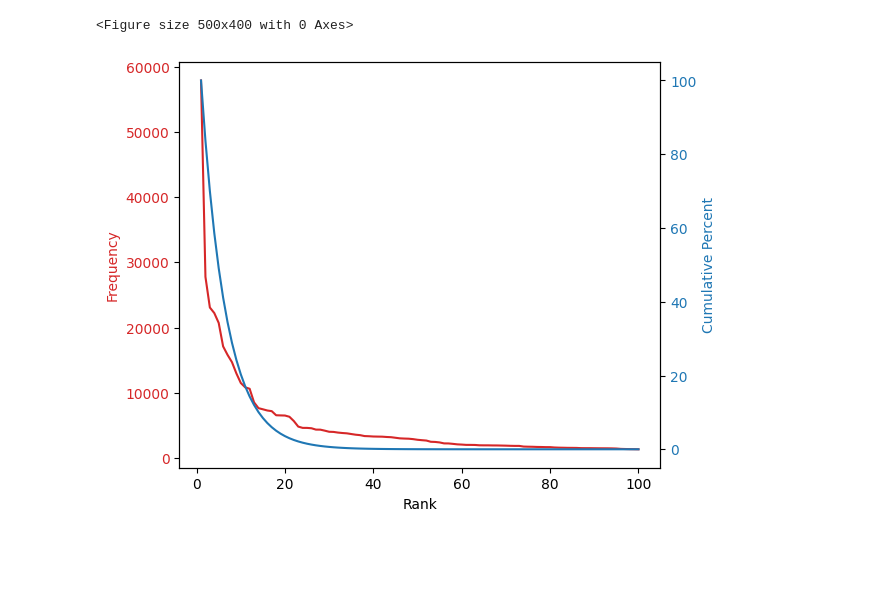
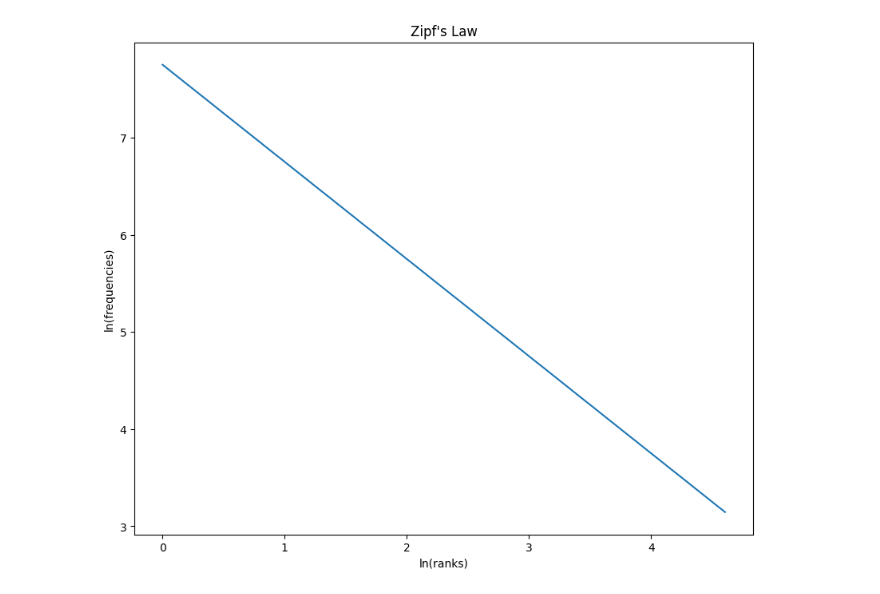
Before and after one commit to SaianshR/edmunds-analysis, a Jupyter notebook: zipf.ipynb, the cells around one changed output. Drawn from its saved outputs; the diff is of its cells as text; code cells hidden in the pictures; blank space fills up the shorter version.

Commit message:
Zipf law freq

```diff
--- a/zipf.ipynb
+++ b/zipf.ipynb
@@ -37,32 +71,30 @@ freq = FreqDist(corpus)
 words = [element[0] for element in freq.most_common(100)] # words (x axis)
 counts = [element[1] for element in freq.most_common(100)] # freqs (y axis)
 l = list(range(1,101))
-# %%
-b = 100
-p_curve = pareto.rvs(b, size=10000)
-x = np.linspace(pareto.ppf(0.00000001, b), pareto.ppf(0.9999999, b), 100)
-
-base = plt.figure(figsize=(5,4))
-
-fig, ax1 = plt.subplots()
-
-color = 'tab:red'
-ax1.set_xlabel('Rank')
-ax1.set_ylabel('Frequency', color=color)
-ax1.plot(l, counts, color=color)
-ax1.tick_params(axis='y', labelcolor=color)
-
-ax2 = ax1.twinx()
-
-color = 'tab:blue'
-ax2.set_ylabel('Cumulative Percent', color=color)
-ax2.plot(l, pareto.pdf(x, b))
-ax2.tick_params(axis='y', labelcolor=color)
-
-fig.tight_layout()
-plt.show()
-# %% [output]
-<Figure size 500x400 with 0 Axes>
-[figure, removed]
+# %%
+# Creating our test frequencies and holds them in memory
+test_frequencies = [np.random.randint(1,10000) for x in range(0, 100,1)]
+# [x for x in range(1,101, 1)]
+# %%
+# Creates Zipf Law's plot
+plt.figure(figsize=(10, 8))
+ax = plt.subplot(111, title="Zipf's Law")
+
+freqs = pd.Series(test_frequencies)
+
+top_freq = freqs[0]
+
+zipf_list = []
+ranks = []
+for rank, freq in enumerate(freqs, start=1):
+    zipf_freq = top_freq * (1/rank)
+    zipf_list.append(np.log(zipf_freq))
+    ranks.append(np.log(rank))
+ax.plot(ranks, zipf_list)
+plt.xlabel('ln(ranks)')
+plt.ylabel('ln(frequencies)')
+plt.show()
+# %% [output]
+[figure, added]
 # %%
 # Task 2, Find the top 10 brands from frequency counts. You will need to write a script to count the frequencies of words (stopwords should NOT be counted).
```
Also changed, not shown: parts of 4 cells of this notebook.
